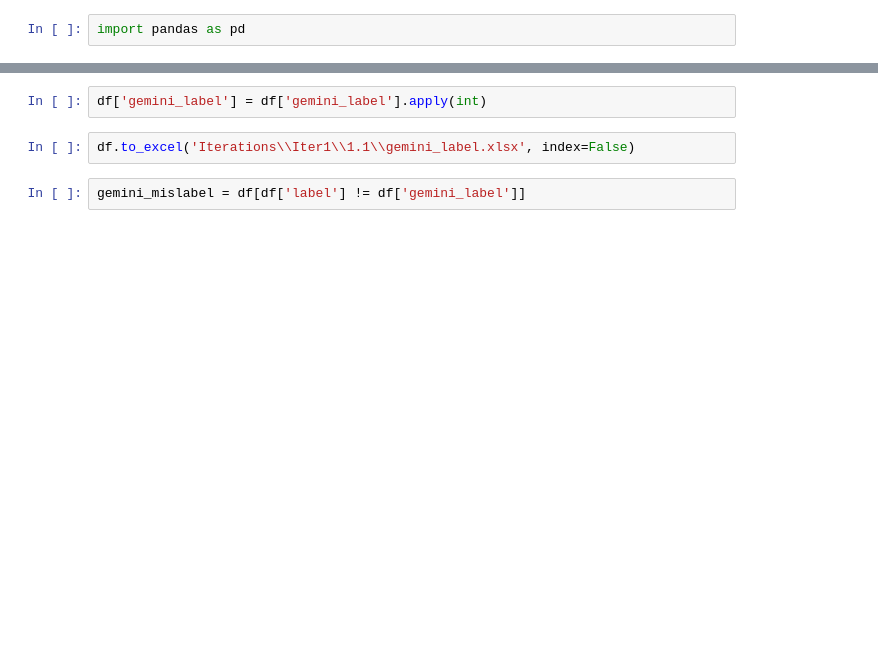
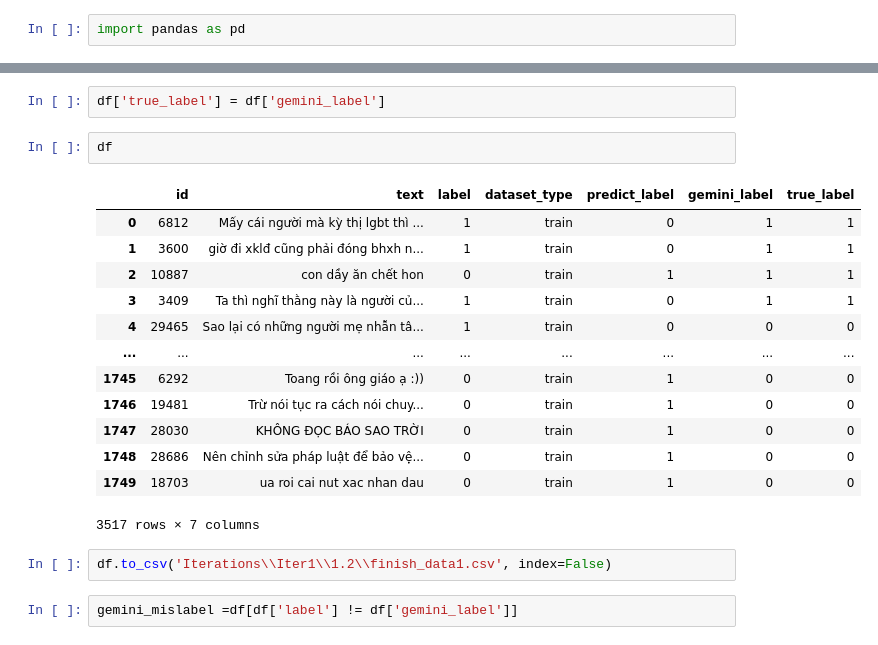
Before and after one commit to hawkin-dono/Improve_VN_toxic_dataset, a Jupyter notebook: analysis_mislabel.ipynb, the cells around one changed output, grey strips where cells are left out. Drawn from its saved outputs; the diff is of its cells as text; blank space fills up the shorter version.

```diff
--- a/analysis_mislabel.ipynb
+++ b/analysis_mislabel.ipynb
@@ -21,9 +60,25 @@ df
 # %%
-df['gemini_label'] = df['gemini_label'].apply(int)
+df['true_label'] = df['gemini_label']
+# %%
+df
+# %% [output]
+|  | id | text | label | dataset_type | predict_label | gemini_label | true_label |
+| 0 | 6812 | Mấy cái người mà kỳ thị lgbt thì ... | 1 | train | 0 | 1 | 1 |
+| 1 | 3600 | giờ đi xklđ cũng phải đóng bhxh n... | 1 | train | 0 | 1 | 1 |
+| 2 | 10887 | con dầy ăn chết hon | 0 | train | 1 | 1 | 1 |
+| 3 | 3409 | Ta thì nghĩ thằng này là người củ... | 1 | train | 0 | 1 | 1 |
+| 4 | 29465 | Sao lại có những người mẹ nhẫn tâ... | 1 | train | 0 | 0 | 0 |
+| ... | ... | ... | ... | ... | ... | ... | ... |
+| 1745 | 6292 | Toang rồi ông giáo ạ :)) | 0 | train | 1 | 0 | 0 |
+| 1746 | 19481 | Trừ nói tục ra cách nói chuy... | 0 | train | 1 | 0 | 0 |
+| 1747 | 28030 | KHÔNG ĐỌC BÁO SAO TRỜI | 0 | train | 1 | 0 | 0 |
+| 1748 | 28686 | Nên chỉnh sửa pháp luật để bảo vệ... | 0 | train | 1 | 0 | 0 |
+| 1749 | 18703 | ua roi cai nut xac nhan dau | 0 | train | 1 | 0 | 0 |
+3517 rows × 7 columns
 # %%
-df.to_excel('Iterations\\Iter1\\1.1\\gemini_label.xlsx', index=False)
+df.to_csv('Iterations\\Iter1\\1.2\\finish_data1.csv', index=False)
 # %%
-gemini_mislabel = df[df['label'] != df['gemini_label']]
+gemini_mislabel =df[df['label'] != df['gemini_label']]
 # %%
 gemini_mislabel
 # %% [output]
```
Also changed, not shown: parts of 8 cells of this notebook, 49 other files.
